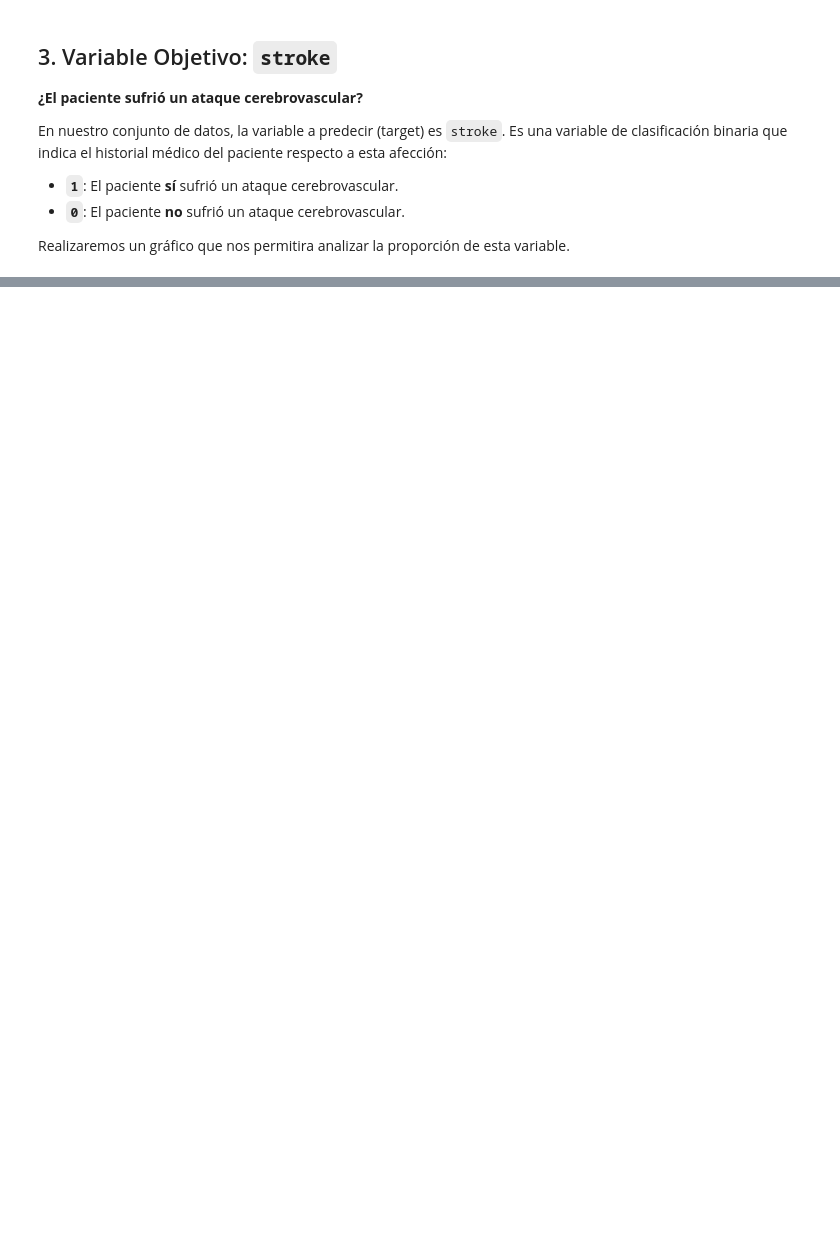
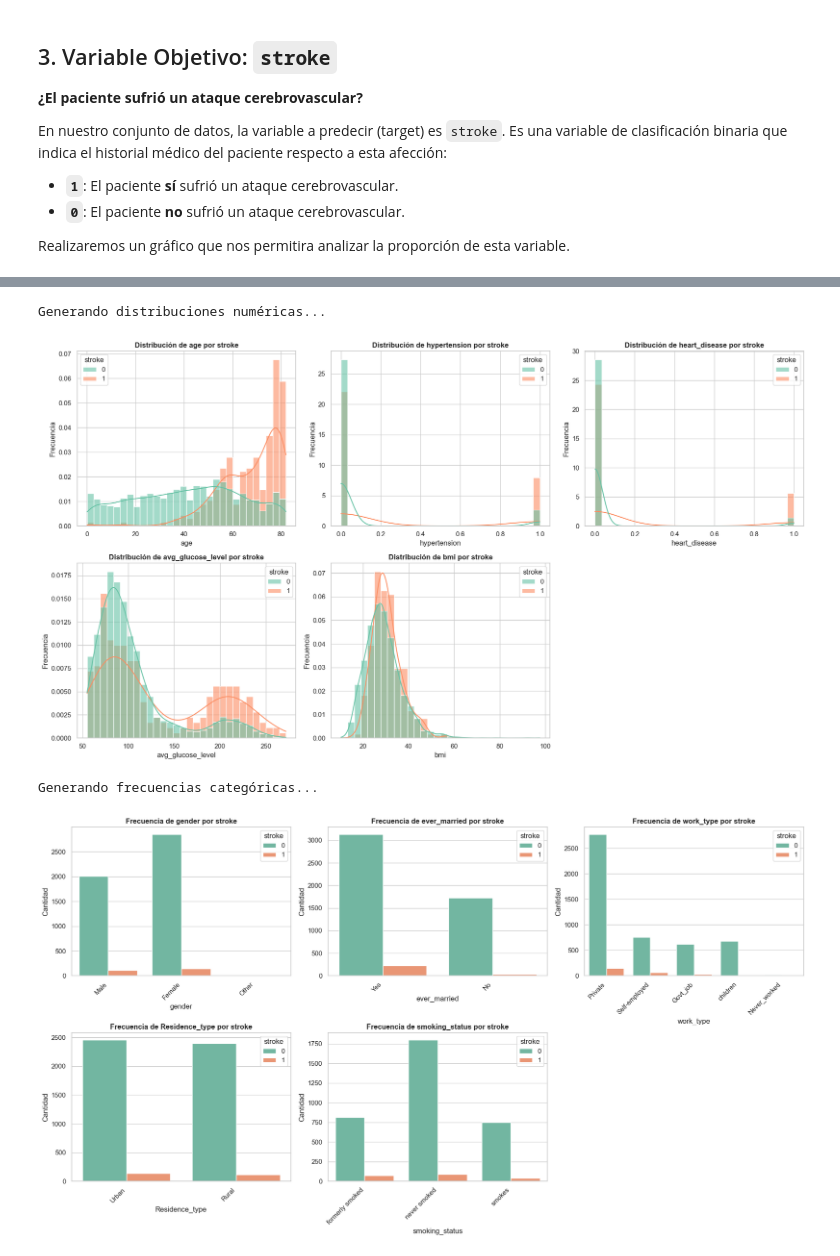
Before and after one commit to MauricioTapia84/EDA-ACV, a Jupyter notebook: notebooks/eda.ipynb, the cells around one changed output, grey strips where cells are left out. Cells and saved outputs as stored; diff of their text form; code cells hidden in the pictures; blank space fills up the shorter version.

```diff
--- a/notebooks/eda.ipynb
+++ b/notebooks/eda.ipynb
@@ -105,0 +124,74 @@ plt.xlabel('Sufrió un ataque?')
+# %%
+def plot_numeric_distributions(df, target_col):
+    """Genera histogramas superpuestos para variables numéricas."""
+    # 1. Detectar variables numéricas
+    num_cols = df.select_dtypes(include=['int64', 'float64']).columns
+
+    # 2. ADAPTACIÓN: Excluimos 'id' porque no aporta valor predictivo y el target
+    num_cols = [c for c in num_cols if c != target_col and c != 'id']
+
+    n_cols = 3
+    n_rows = int(np.ceil(len(num_cols) / n_cols))
+
+    fig, axes = plt.subplots(n_rows, n_cols, figsize=(18, 5 * n_rows))
+    axes = axes.flatten()
+
+    for i, col in enumerate(num_cols):
+        # Histograma separado por colores según si tuvo ataque o no
+        sns.histplot(data=df, x=col, hue=target_col, kde=True, ax=axes[i],
+                     bins=30, alpha=0.6, stat='density', common_norm=False, palette='Set2')
+        axes[i].set_title(f'Distribución de {col} por {target_col}', fontweight='bold')
+        axes[i].set_ylabel('Frecuencia')
+
+    # Eliminar subplots vacíos si los hay
+    for j in range(i + 1, len(axes)):
+        fig.delaxes(axes[j])
+
+    plt.tight_layout()
+
+    # 3. ADAPTACIÓN OBLIGATORIA: Guardar gráfico en la carpeta correcta
+    plt.savefig('../outputs/graficos/distribuciones_numericas.png', dpi=300, bbox_inches='tight')
+    plt.show()
+
+def plot_categorical_counts(df, target_col):
+    """Genera gráficos de barras para variables categóricas."""
+    # 1. Detectar variables categóricas (textos)
+    cat_cols = df.select_dtypes(include=['object', 'category']).columns
+    cat_cols = [c for c in cat_cols if c != target_col]
+
+    n_cols = 3
+    n_rows = int(np.ceil(len(cat_cols) / n_cols))
+
+    fig, axes = plt.subplots(n_rows, n_cols, figsize=(18, 5 * n_rows))
+    axes = axes.flatten()
+
+    for i, col in enumerate(cat_cols):
+        sns.countplot(data=df, x=col, hue=target_col, ax=axes[i], palette="Set2")
+        axes[i].set_title(f'Frecuencia de {col} por {target_col}', fontweight='bold')
+        axes[i].set_xticklabels(axes[i].get_xticklabels(), rotation=45, ha='right')
+        axes[i].set_ylabel('Cantidad')
+
+    # Eliminar subplots vacíos si los hay
+    for j in range(i + 1, len(axes)):
+        fig.delaxes(axes[j])
+
+    plt.tight_layout()
+
+    # 3. ADAPTACIÓN OBLIGATORIA: Guardar gráfico en la carpeta correcta
+    plt.savefig('../outputs/graficos/frecuencias_categoricas.png', dpi=300, bbox_inches='tight')
+    plt.show()
+
+# --- EJECUCIÓN DEL CÓDIGO ---
+
+print("Generando distribuciones numéricas...")
+# Apuntamos a nuestra variable objetivo real: 'stroke'
+plot_numeric_distributions(df, target_col='stroke')
+
+print("\nGenerando frecuencias categóricas...")
+# Apuntamos a nuestra variable objetivo real: 'stroke'
+plot_categorical_counts(df, target_col='stroke')
+# %% [output]
+Generando distribuciones numéricas...
+[figure, added]
+Generando frecuencias categóricas...
+[figure, added]
```
Also changed, not shown: parts of 4 cells of this notebook, 3 other files.
